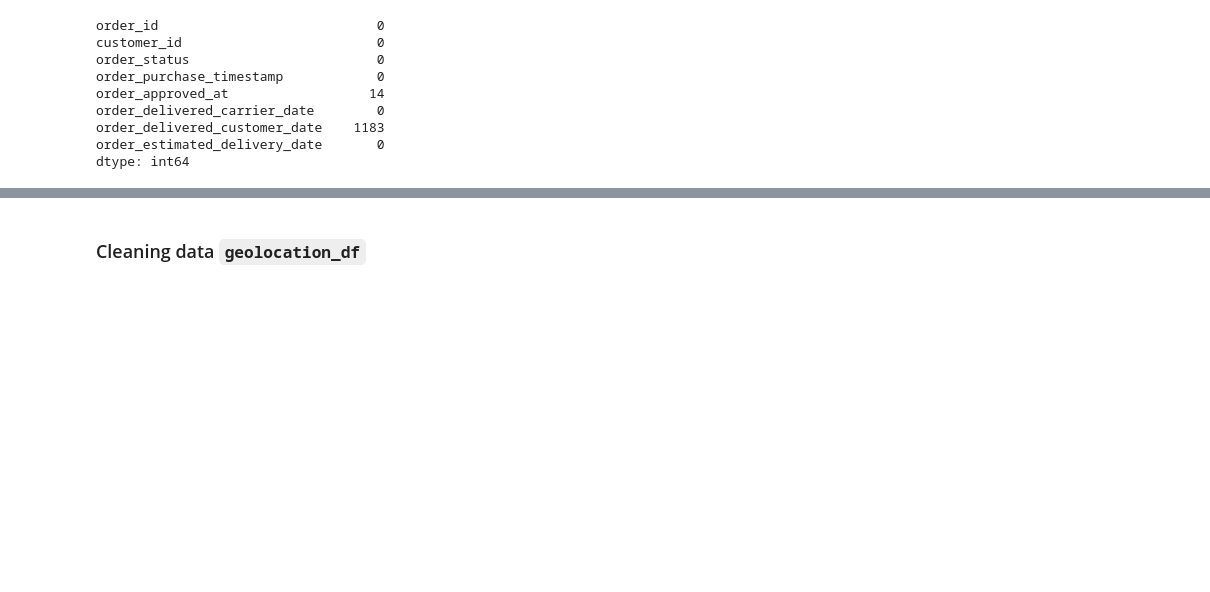
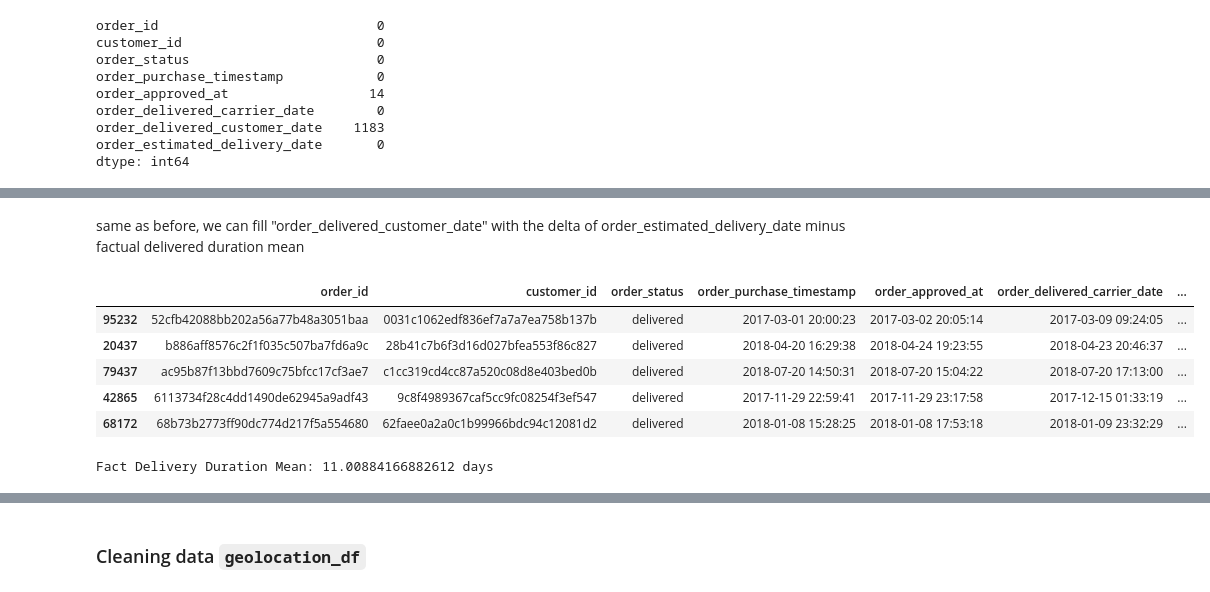
Before and after one commit to naufalmuafi/e-commerce_analysis_project, a Jupyter notebook: main.ipynb, the cells around one changed output, grey strips where cells are left out. Drawn from its saved outputs; the diff is of its cells as text; code cells hidden in the pictures; blank space fills up the shorter version.

```diff
--- a/main.ipynb
+++ b/main.ipynb
@@ -685,0 +719,27 @@ orders_df.sample(5)
+# %% [markdown]
+same as before, we can fill "order_delivered_customer_date" with the delta of order_estimated_delivery_date minus factual delivered duration mean
+# %%
+fact_delivery_dur = orders_df["order_estimated_delivery_date"] - orders_df["order_delivered_customer_date"]
+fact_delivery_dur = fact_delivery_dur.apply(lambda x: x.total_seconds())
+orders_df["fact_delivery_dur"] = round(fact_delivery_dur/86400)
+orders_df.sample(5)
+# %% [output]
+|  | order_id | customer_id | order_status | order_purchase_timestamp | order_approved_at | order_delivered_carrier_date | ... |
+| 95232 | 52cfb42088bb202a56a77b48a3051baa | 0031c1062edf836ef7a7a7ea758b137b | delivered | 2017-03-01 20:00:23 | 2017-03-02 20:05:14 | 2017-03-09 09:24:05 | ... |
+| 20437 | b886aff8576c2f1f035c507ba7fd6a9c | 28b41c7b6f3d16d027bfea553f86c827 | delivered | 2018-04-20 16:29:38 | 2018-04-24 19:23:55 | 2018-04-23 20:46:37 | ... |
+| 79437 | ac95b87f13bbd7609c75bfcc17cf3ae7 | c1cc319cd4cc87a520c08d8e403bed0b | delivered | 2018-07-20 14:50:31 | 2018-07-20 15:04:22 | 2018-07-20 17:13:00 | ... |
+| 42865 | 6113734f28c4dd1490de62945a9adf43 | 9c8f4989367caf5cc9fc08254f3ef547 | delivered | 2017-11-29 22:59:41 | 2017-11-29 23:17:58 | 2017-12-15 01:33:19 | ... |
+| 68172 | 68b73b2773ff90dc774d217f5a554680 | 62faee0a2a0c1b99966bdc94c12081d2 | delivered | 2018-01-08 15:28:25 | 2018-01-08 17:53:18 | 2018-01-09 23:32:29 | ... |
+# %%
+mean_fact_delivery_dur = orders_df["fact_delivery_dur"].mean()
+print(f"Fact Delivery Duration Mean: {mean_fact_delivery_dur} days")
+
+orders_df['order_delivered_customer_date'].fillna(
+    value=orders_df['order_estimated_delivery_date'] -
+    pd.to_timedelta(mean_fact_delivery_dur, unit='m'),
+    inplace=True
+)
+
+orders_df.drop("fact_delivery_dur", axis=1, inplace=True)
+# %% [output]
+Fact Delivery Duration Mean: 11.00884166882612 days
```
Also changed, not shown: parts of 15 cells of this notebook.
